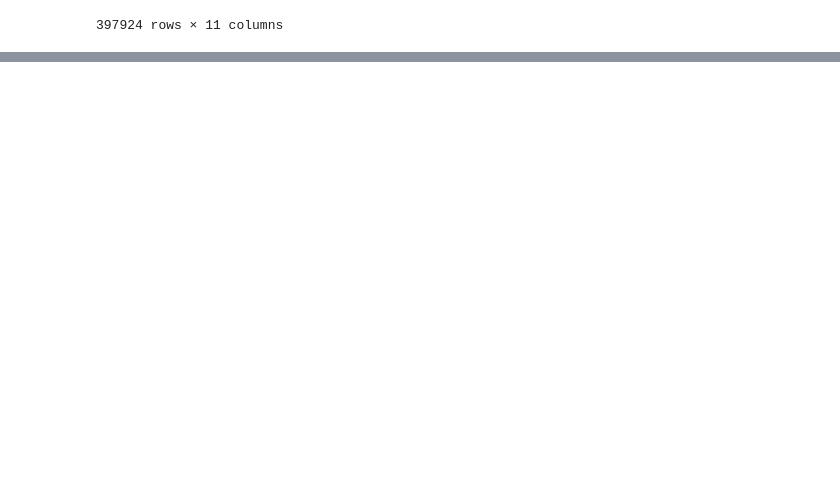
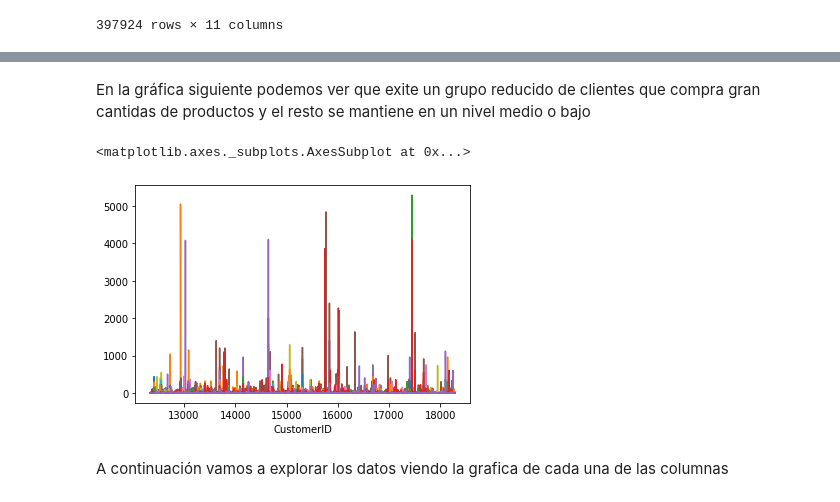
Before and after one commit to SBGuillermo/TFM-AnalisisComercio, a Jupyter notebook: Notebooks/5_Unsupervised_learning.ipynb, the cells around one changed output, grey strips where cells are left out. Saved outputs shown, nothing was run; the diff lists cells and outputs as text; code cells hidden in the pictures; blank space fills up the shorter version.

```diff
--- a/Notebooks/5_Unsupervised_learning.ipynb
+++ b/Notebooks/5_Unsupervised_learning.ipynb
@@ -93,0 +263,4 @@ df = df.drop(['Unnamed: 0','Unnamed: 0.1'], axis=1)
+# %%
+#aparte de agrupar los datos debemos sumarlos para obtener los datos finales
+Final_data = ToAnalice_data.groupby(['CustomerID'], axis=0).sum()
+Final_data.head()
@@ -93,0 +275,10 @@ df = df.drop(['Unnamed: 0','Unnamed: 0.1'], axis=1)
+# %% [markdown]
+En la gráfica siguiente podemos ver que exite un grupo reducido de clientes que compra gran cantidas de productos y el resto se mantiene en un nivel medio o bajo
+# %%
+Final_data_plot=Final_data.drop(['PrecioTotal'],axis=1)
+Final_data_plot.plot(legend= False)
+# %% [output]
+<matplotlib.axes._subplots.AxesSubplot at 0x...>
+[figure, added]
+# %% [markdown]
+A continuación vamos a explorar los datos viendo la grafica de cada una de las columnas
```
Also changed, not shown: parts of 62 cells of this notebook.
